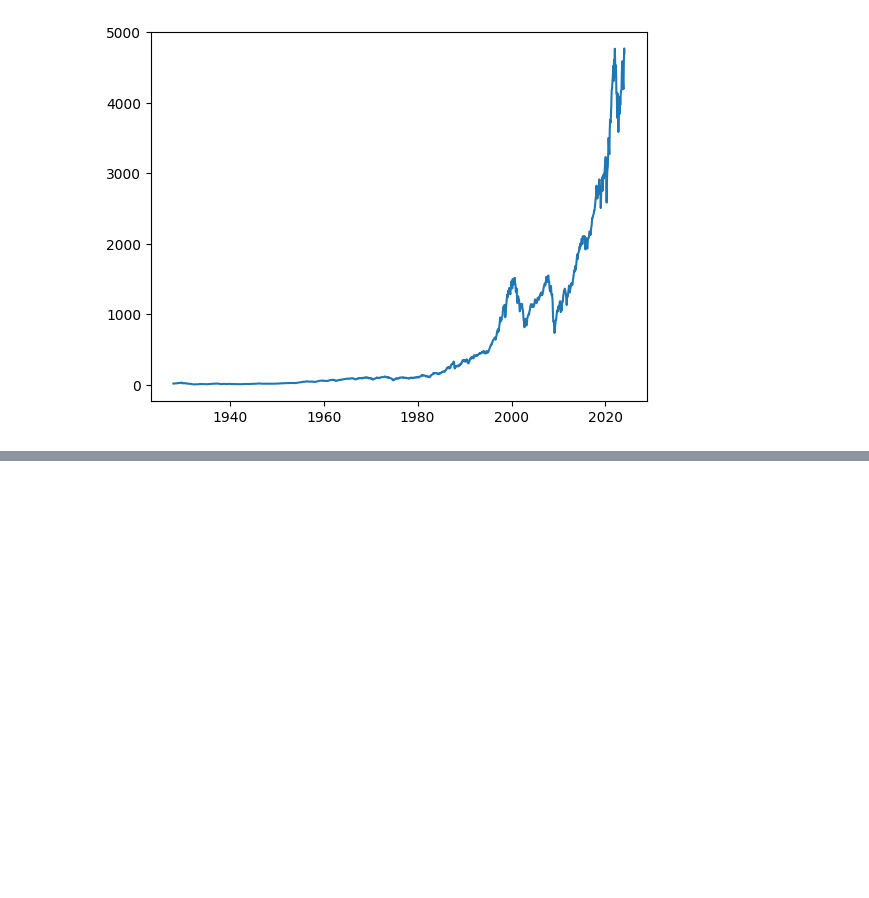
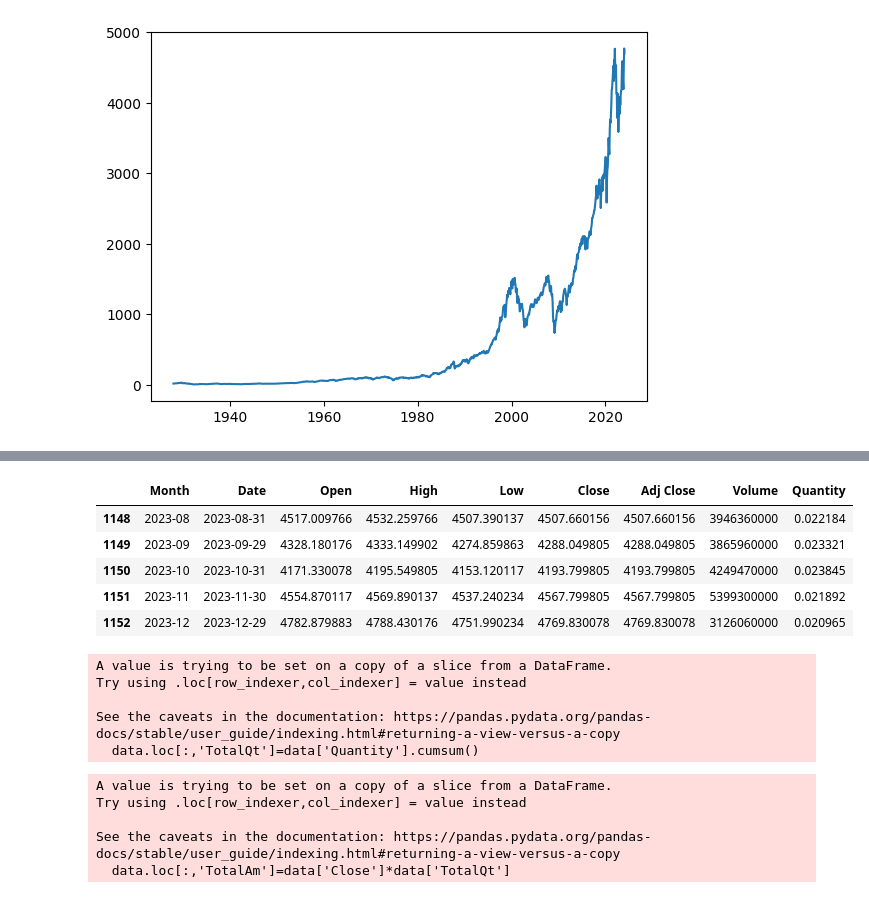
Before and after one commit to 892nske/thinkingelephant, a Jupyter notebook: tsumitate/tsumitate1.ipynb, the cells around one changed output, grey strips where cells are left out. Cells and saved outputs as stored; diff of their text form; code cells hidden in the pictures; blank space fills up the shorter version.

```diff
--- a/tsumitate/tsumitate1.ipynb
+++ b/tsumitate/tsumitate1.ipynb
@@ -29,0 +59,25 @@ fig.savefig("sp500.png")
+# %%
+data.tail()
+# %% [output]
+|  | Month | Date | Open | High | Low | Close | Adj Close | Volume | Quantity |
+| 1148 | 2023-08 | 2023-08-31 | 4517.009766 | 4532.259766 | 4507.390137 | 4507.660156 | 4507.660156 | 3946360000 | 0.022184 |
+| 1149 | 2023-09 | 2023-09-29 | 4328.180176 | 4333.149902 | 4274.859863 | 4288.049805 | 4288.049805 | 3865960000 | 0.023321 |
+| 1150 | 2023-10 | 2023-10-31 | 4171.330078 | 4195.549805 | 4153.120117 | 4193.799805 | 4193.799805 | 4249470000 | 0.023845 |
+| 1151 | 2023-11 | 2023-11-30 | 4554.870117 | 4569.890137 | 4537.240234 | 4567.799805 | 4567.799805 | 5399300000 | 0.021892 |
+| 1152 | 2023-12 | 2023-12-29 | 4782.879883 | 4788.430176 | 4751.990234 | 4769.830078 | 4769.830078 | 3126060000 | 0.020965 |
+# %%
+data.loc[:,'TotalQt']=data['Quantity'].cumsum()
+# %% [output]
+A value is trying to be set on a copy of a slice from a DataFrame.
+Try using .loc[row_indexer,col_indexer] = value instead
+
+See the caveats in the documentation: https://pandas.pydata.org/pandas-docs/stable/user_guide/indexing.html#returning-a-view-versus-a-copy
+  data.loc[:,'TotalQt']=data['Quantity'].cumsum()
+# %%
+data.loc[:,'TotalAm']=data['Close']*data['TotalQt']
+# %% [output]
+A value is trying to be set on a copy of a slice from a DataFrame.
+Try using .loc[row_indexer,col_indexer] = value instead
+
+See the caveats in the documentation: https://pandas.pydata.org/pandas-docs/stable/user_guide/indexing.html#returning-a-view-versus-a-copy
+  data.loc[:,'TotalAm']=data['Close']*data['TotalQt']
```
Also changed, not shown: parts of 6 cells of this notebook, 1 other file.
